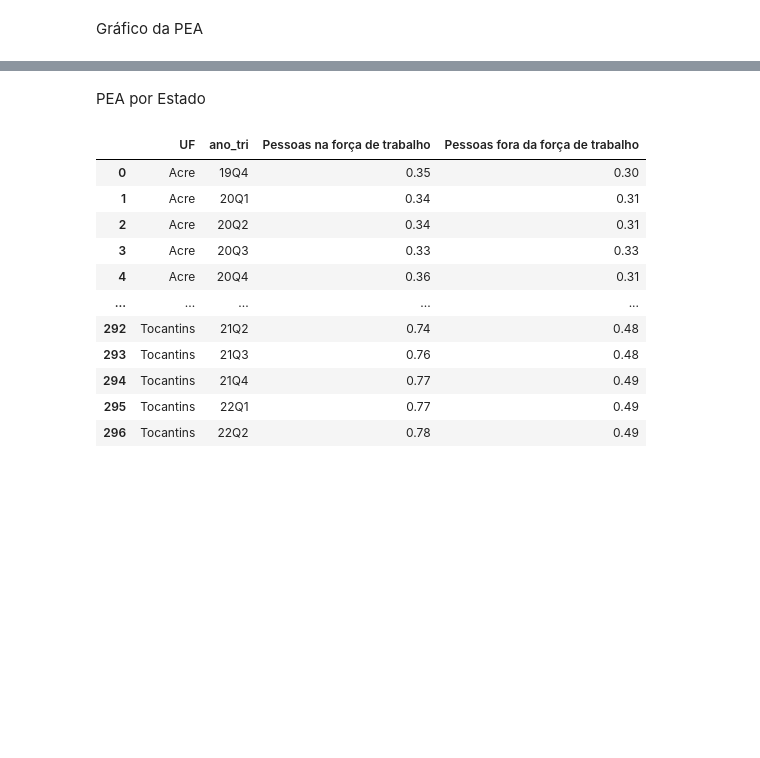
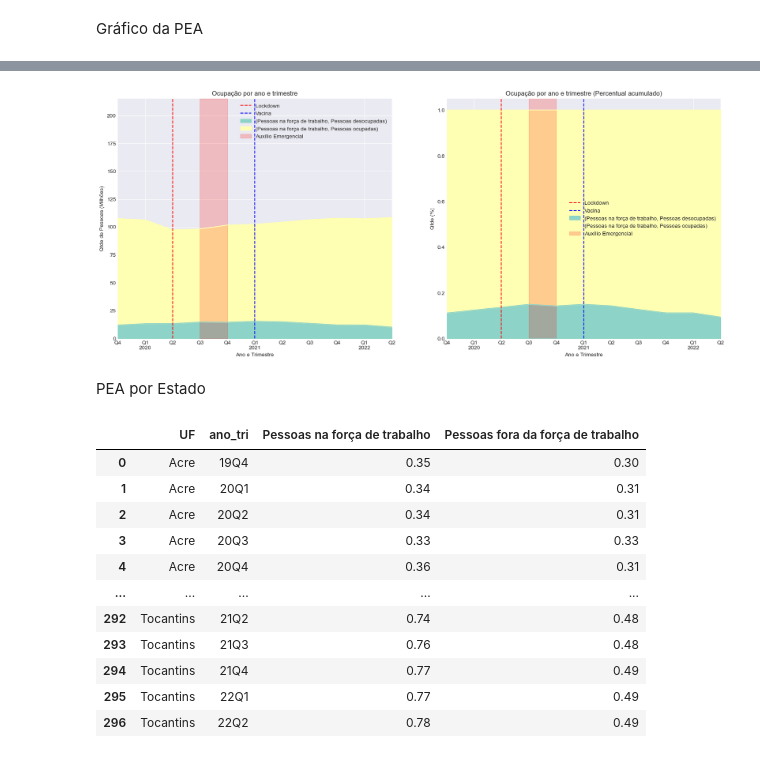
Before and after one commit to msbrasil/Mercado-de-Trabalho-Remoto, a Jupyter notebook: PEA.ipynb, the cells around one changed output, grey strips where cells are left out. Cells and saved outputs as stored; diff of their text form; code cells hidden in the pictures; blank space fills up the shorter version.

```diff
--- a/PEA.ipynb
+++ b/PEA.ipynb
@@ -195,0 +214,2 @@ plt.show()
+# %%
+pea_ocupacao = pnadc_completa[pnadc_completa['VD4001']=='Pessoas na força de trabalho']
@@ -196,3 +225,26 @@ plt.show()
+# %%
+pea_forca_trabalho = pd.crosstab(pea_ocupacao['ano_tri'], [pea_ocupacao['VD4001'], pea_ocupacao['VD4002']], values=pea_ocupacao['V1028'], aggfunc='sum') / 1000000
+pea_forca_trabalho_percentual = pd.crosstab(pea_ocupacao['ano_tri'], [pea_ocupacao['VD4001'], pea_ocupacao['VD4002']], values=pea_ocupacao['V1028'], aggfunc='sum', normalize='index')
+# %%
+fig, ax = plt.subplots(1, 2, figsize=(20, 8))
+pea_forca_trabalho.plot.area(ax=ax[0], stacked=True, title='Ocupação por ano e trimestre', xlabel='Ano e Trimestre', ylabel='Qtde de Pessoas (Milhões)', legend=True)
+ax[0].set_ylim(0, 215)
+pea_forca_trabalho_percentual.plot.area(ax=ax[1], stacked=True, title='Ocupação por ano e trimestre (Percentual acumulado)', xlabel='Ano e Trimestre', ylabel='Qtde (%)', legend=True)
+
+#inserir uma linha vertical no gráfico em 2020Q2, 2021Q1
+ax[0].axvline(x='2020Q2', color='red', linestyle='--', label='Lockdown')
+ax[0].axvline(x='2021Q1', color='blue', linestyle='--', label='Vacina')
+ax[1].axvline(x='2020Q2', color='red', linestyle='--', label='Lockdown')
+ax[1].axvline(x='2021Q1', color='blue', linestyle='--', label='Vacina')
+
+ax[0].fill_betweenx(y=[0, 215], x1='2020Q3', x2='2020Q4', color='red', alpha=0.2, label='Auxílio Emergencial')
+ax[1].fill_betweenx(y=[0, 215], x1='2020Q3', x2='2020Q4', color='red', alpha=0.2, label='Auxílio Emergencial')
+
+ax[0].legend()
+ax[1].legend()
+plt.show()
+# %% [output]
+[figure, added]
 # %% [markdown]
 PEA por Estado
 # %%
```
Also changed, not shown: parts of 9 cells of this notebook, 2 other files.
